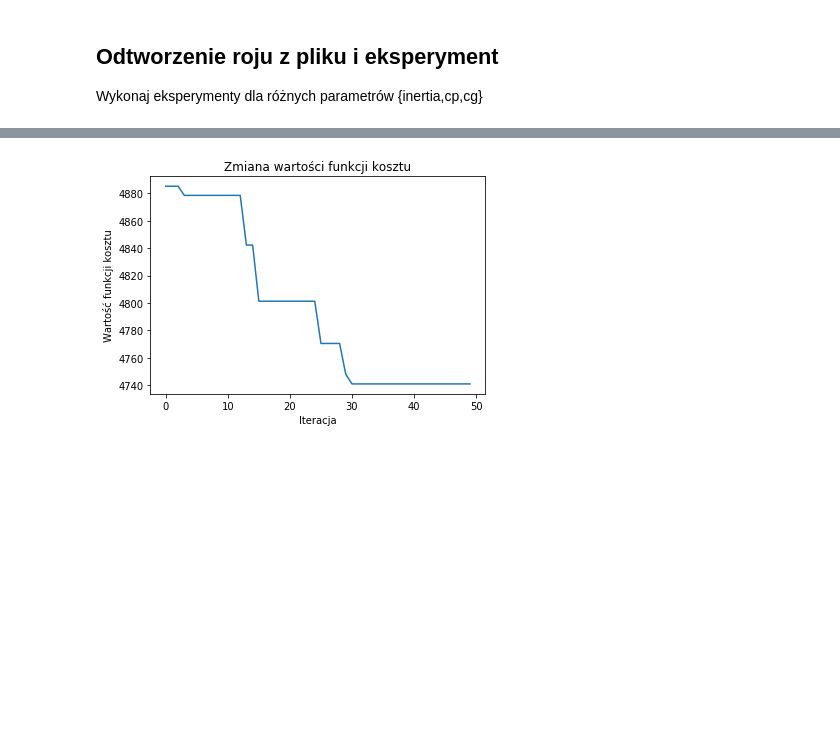
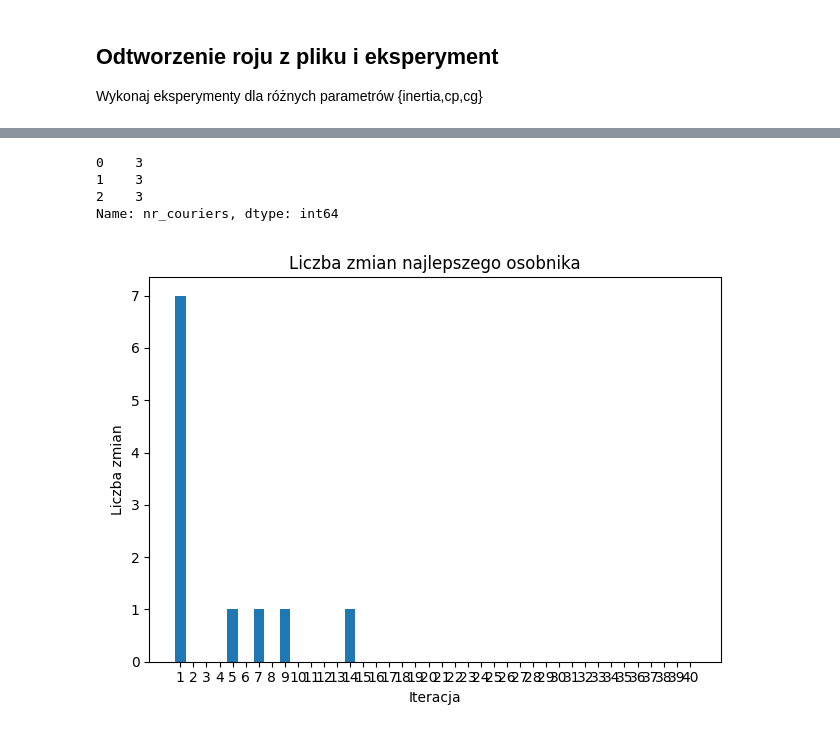
Before and after one commit to smakethunter/PSO_food_delivery, a Jupyter notebook: experiments.ipynb, the cells around one changed output, grey strips where cells are left out. Drawn from its saved outputs; the diff is of its cells as text; code cells hidden in the pictures; blank space fills up the shorter version.

```diff
--- a/experiments.ipynb
+++ b/experiments.ipynb
@@ -39,4 +19,0 @@ history2.draw_particles_history()
-# %%
-history2.draw_loss()
-# %% [output]
-[figure, removed]
@@ -42,0 +25,13 @@ history2.draw_loss()
+# %%
+experiments_logs = pd.read_csv('summary.csv')
+# %%
+experiments_logs['nr_couriers']
+# %% [output]
+0    3
+1    3
+2    3
+Name: nr_couriers, dtype: int64
+# %%
+Image(experiments_logs['changes_per_epoch_plot'][1])
+# %% [output]
+[figure, added]
```
Also changed, not shown: parts of 15 cells of this notebook, 5 other files.
